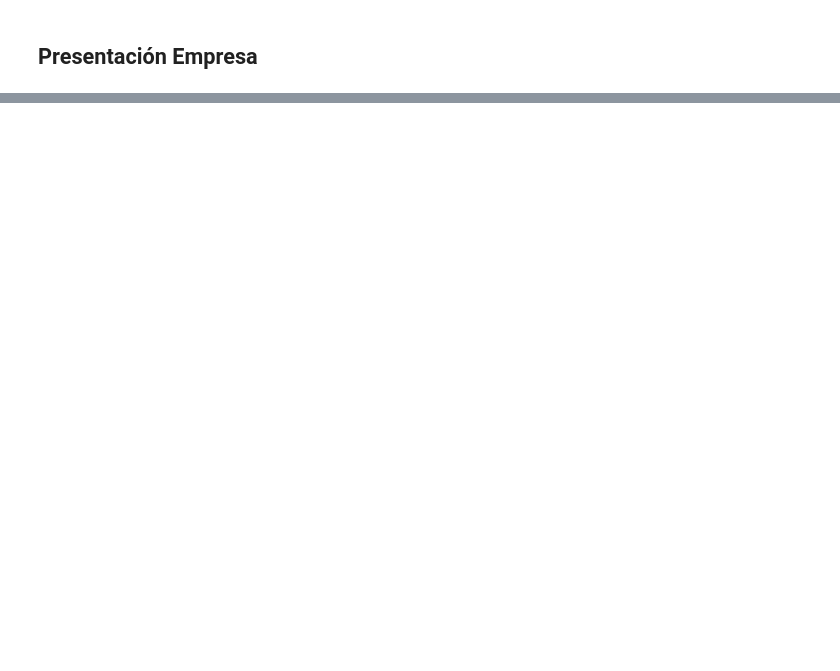
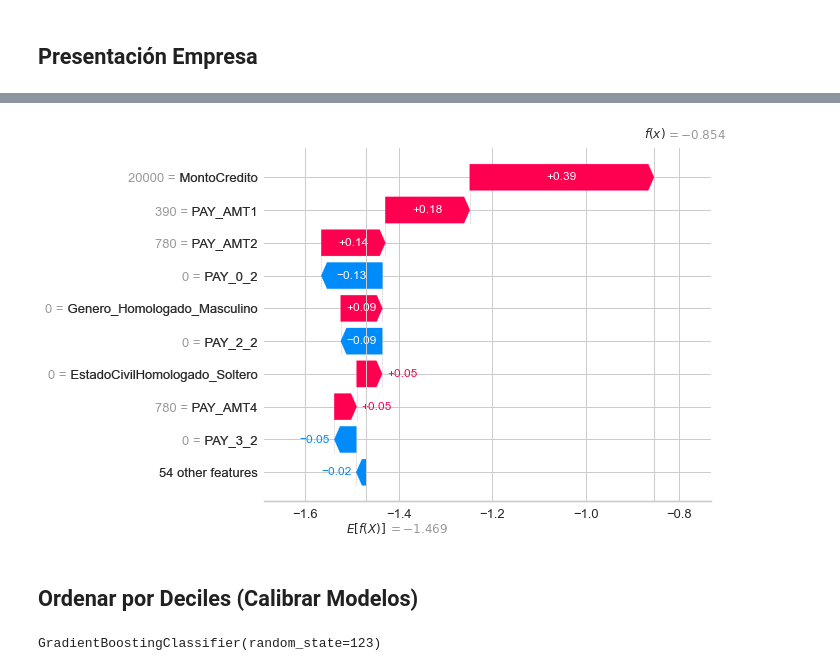
Before and after one commit to Oscar19922017/ModeloCredit2023, a Jupyter notebook: 4_Pycaret.ipynb, the cells around one changed output, grey strips where cells are left out. Saved outputs shown, nothing was run; the diff lists cells and outputs as text; code cells hidden in the pictures; blank space fills up the shorter version.

```diff
--- a/4_Pycaret.ipynb
+++ b/4_Pycaret.ipynb
@@ -351,0 +277,3 @@ with open('ModeloFinalCredit.pkl', 'wb') as file:
+# %%
+y_test=encoder.fit_transform(y_test)
+y_train=encoder.fit_transform(y_train)
@@ -353,0 +461,8 @@ with open('ModeloFinalCredit.pkl', 'wb') as file:
+# %%
+explainer = shap.TreeExplainer(ModeloFinal, x_train)
+shap_values = explainer(x_train)
+shap.plots.waterfall(shap_values[0])
+# %% [output]
+[figure, added]
+# %% [markdown]
+## **Ordenar por Deciles (Calibrar Modelos)**
@@ -353,0 +473,4 @@ with open('ModeloFinalCredit.pkl', 'wb') as file:
+# %%
+ModeloFinal
+# %% [output]
+GradientBoostingClassifier(random_state=123)
```
Also changed, not shown: parts of 77 cells of this notebook, 1 other file.
